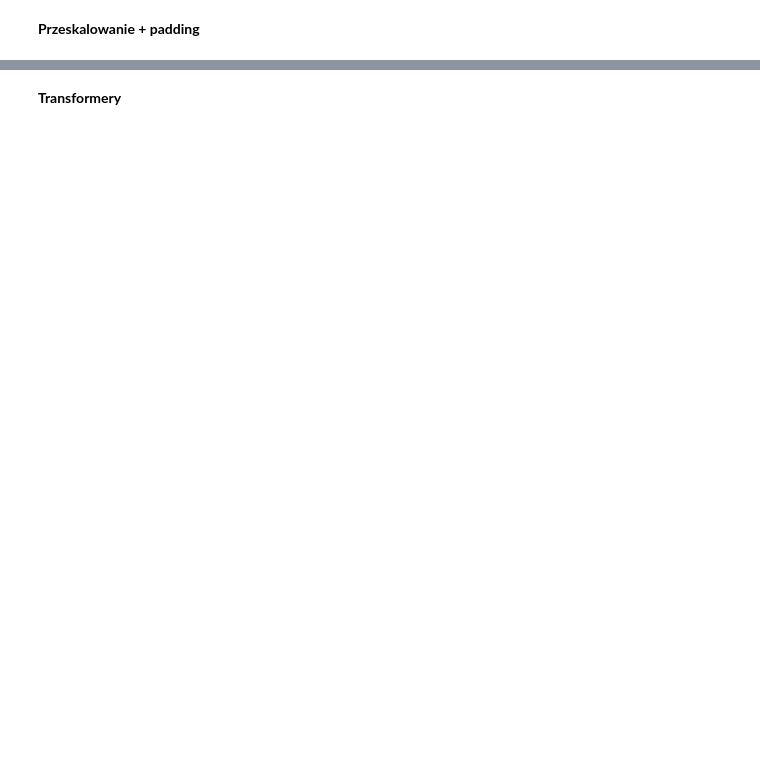
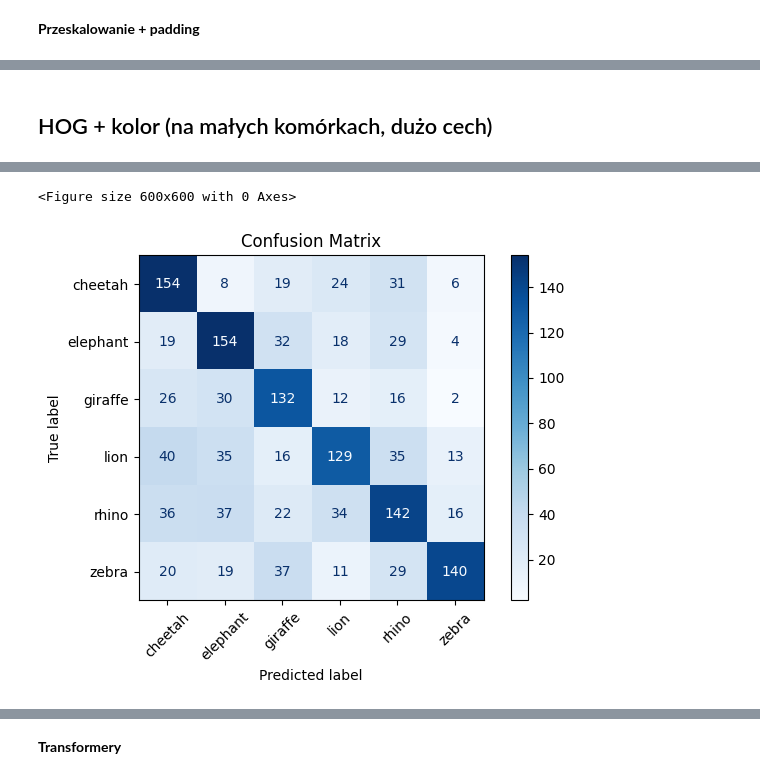
Before and after one commit to Jvsin/animals-recognition, a Jupyter notebook: main.ipynb, the cells around one changed output, grey strips where cells are left out. Drawn from its saved outputs; the diff is of its cells as text; code cells hidden in the pictures; blank space fills up the shorter version.

```diff
--- a/main.ipynb
+++ b/main.ipynb
@@ -60,0 +203,70 @@ Rescaling completed.
+# %% [markdown]
+## HOG + kolor (na małych komórkach, dużo cech)
+# %%
+from scripts.obrobka.wczytaj_obrazy import load_images
+from scripts.nowe_metody.hog_color_features_new import policz_hog_kolor_batch
+from scripts.nowe_metody.pca_utils import (dopasuj_pca_nkomp, przeksztalc_pca)
+
+
+# HOG+kolor dla całości
+print("Liczenie rozszerzonego HOG (RGB + histogram koloru)...")
+X_train_hog = policz_hog_kolor_batch(train_images)
+X_test_hog = policz_hog_kolor_batch(test_images)
+print("Kształt HOG+kolor train:", X_train_hog.shape)
+print("Kształt HOG+kolor test:", X_test_hog.shape)
+
+#PCA wariant  nr 1 --> stała liczba komponentów (64)
+print("PCA")
+pca, X_train_pca = dopasuj_pca_nkomp(X_train_hog, n_components=200)
+#pca, X_train_pca = dopasuj_pca_nkomp(X_train_hog, n_components=128)
+X_test_pca = przeksztalc_pca(pca, X_test_hog)
+print("Kształt PCA train:", X_train_pca.shape)
+print("Kształt PCA test:", X_test_pca.shape)
+
+train_df = pd.read_csv("dataset/train.csv")
+test_df = pd.read_csv("dataset/test.csv")
+y_train = train_df["class"].values
+y_test = test_df["class"].values
+class_names = sorted(train_df["class"].unique())
+
+print("Klasy:", class_names)
+print("Przykładowe etykiety train:", y_train[:10])
+
+from sklearn.preprocessing import StandardScaler
+
+scaler = StandardScaler()
+X_train_scaled = scaler.fit_transform(X_train_pca)
+X_test_scaled = scaler.transform(X_test_pca)
+
+#================================ STARA CZĘŚĆ
+# wyłączam bo bardzo długo trwa mozna pozniej odblokowac
+#svm = SVMClassifier()
+#strojenie hiperparametrów =======
+#best_params, best_cv_score = svm.tune_parameters(X_train_scaled, y_train, cv=3)
+#print("Najlepsze parametry:", best_params)
+#print(f"Średnia accuracy w CV: {best_cv_score:.4f}")
+#print("Trenowanie SVM...")
+#svm.fit(X_train_scaled, y_train)
+#=============================== OD tąd nowa część
+#zamiast tego wyżej wpisuję ręcznie najlepsze parametry z poprzedniego strojenia
+print("Trenowanie SVM (bez GridSearch)...")
+svm = SVMClassifier(C=10.0, kernel="rbf", gamma="scale")
+svm.fit(X_train_scaled, y_train)
+#============================== Tu sie kończy
+
+#predykcja na testowym
+print("Predykcja na zbiorze testowym...")
+y_pred = svm.predict(X_test_scaled)
+
+accuracy, precision, recall, specificity, f1, balanced_acc = calculate_metrics(y_test, y_pred)
+
+print("Metryki SVM (HOG + PCA):")
+print(f"Accuracy:          {accuracy:.4f}")
+print(f"Precision (macro): {precision:.4f}")
+print(f"Recall (macro):    {recall:.4f}")
+print(f"Specificity:       {specificity:.4f}")
+print(f"F1 (macro):        {f1:.4f}")
+print(f"Balanced accuracy: {balanced_acc:.4f}")
+
+plot_confusion_matrix(y_test,y_pred,labels=class_names)
+# %% [output]
@@ -60,0 +291,2 @@ Rescaling completed.
+<Figure size 600x600 with 0 Axes>
+[figure, added]
```
Also changed, not shown: parts of 57 cells of this notebook, 17 other files.
